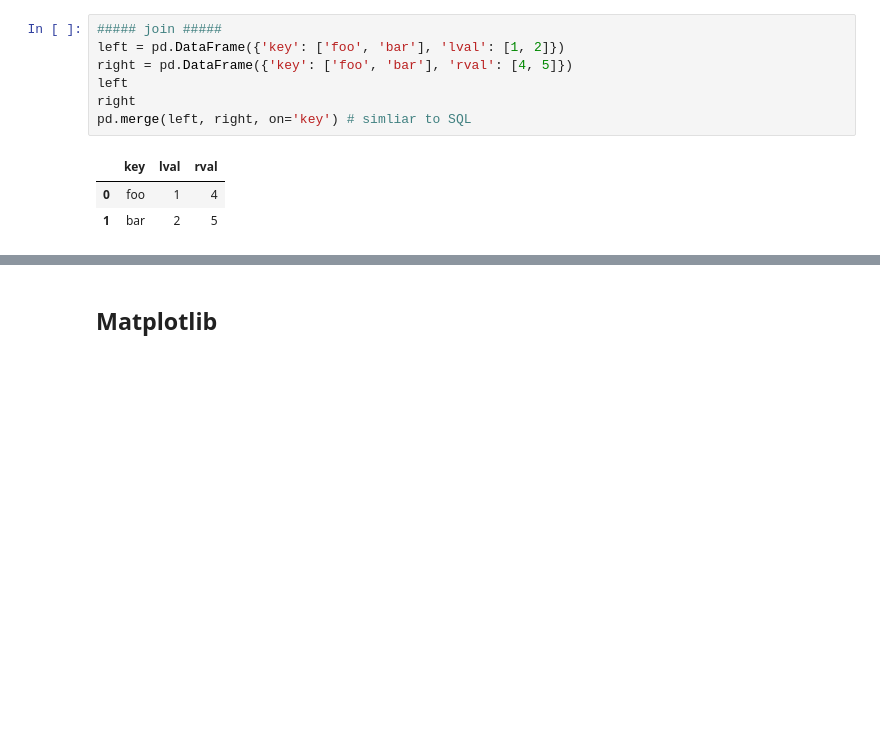
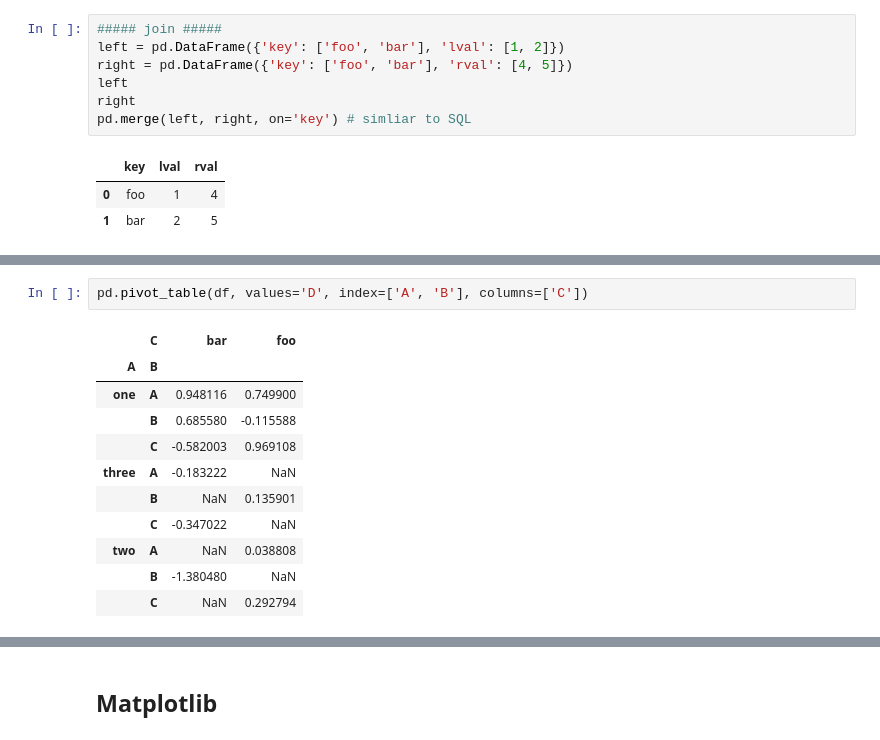
Before and after one commit to camillebeltran/Python-Packages-Intro, a Jupyter notebook: packages.ipynb, the cells around one changed output, grey strips where cells are left out. Drawn from its saved outputs; the diff is of its cells as text; blank space fills up the shorter version.

```diff
--- a/packages.ipynb
+++ b/packages.ipynb
@@ -590,0 +674,14 @@ pd.merge(left, right, on='key') # simliar to SQL
+# %%
+pd.pivot_table(df, values='D', index=['A', 'B'], columns=['C'])
+# %% [output]
+|  | C | bar | foo |
+| A | B |  |  |
+| one | A | 0.948116 | 0.749900 |
+|  | B | 0.685580 | -0.115588 |
+|  | C | -0.582003 | 0.969108 |
+| three | A | -0.183222 | NaN |
+|  | B | NaN | 0.135901 |
+|  | C | -0.347022 | NaN |
+| two | A | NaN | 0.038808 |
+|  | B | -1.380480 | NaN |
+|  | C | NaN | 0.292794 |
```
Also changed, not shown: parts of 35 cells of this notebook, 1 other file.
